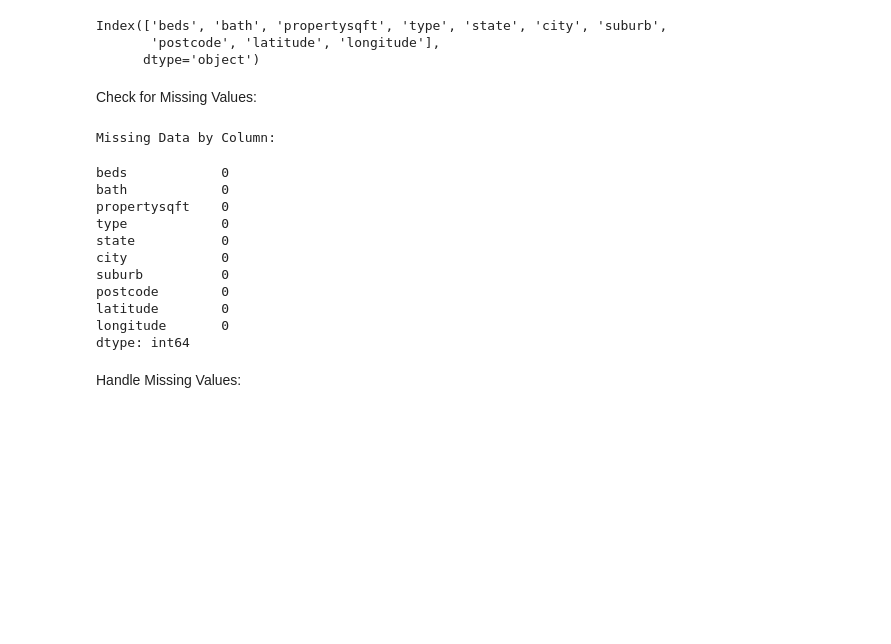
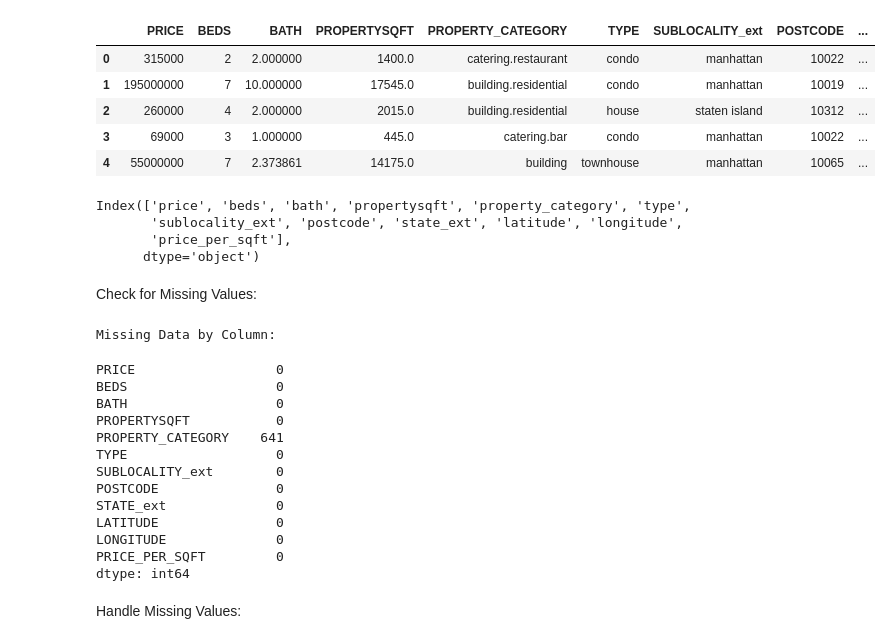
Before and after one commit to avineets87/housing-price-analysis, a Jupyter notebook: data_processing.ipynb, the cells around one changed output. Cells and saved outputs as stored; diff of their text form; code cells hidden in the pictures; blank space fills up the shorter version.

```diff
--- a/data_processing.ipynb
+++ b/data_processing.ipynb
@@ -77,31 +80,50 @@ df= Housing_df[selected_columns]
+# %%
+# Calculate price per square foot
+merged_df['PRICE_PER_SQFT'] = merged_df['PRICE'] / merged_df['PROPERTYSQFT']
+
+# Standardize type column
+merged_df['TYPE'] = merged_df['TYPE'].str.lower().str.replace(' for sale', '', regex=False)
+
+# Display cleaned and enhanced DataFrame
+merged_df.head()
+# %% [output]
+|  | PRICE | BEDS | BATH | PROPERTYSQFT | PROPERTY_CATEGORY | TYPE | SUBLOCALITY_ext | POSTCODE | ... |
+| 0 | 315000 | 2 | 2.000000 | 1400.0 | catering.restaurant | condo | manhattan | 10022 | ... |
+| 1 | 195000000 | 7 | 10.000000 | 17545.0 | building.residential | condo | manhattan | 10019 | ... |
+| 2 | 260000 | 4 | 2.000000 | 2015.0 | building.residential | house | staten island | 10312 | ... |
+| 3 | 69000 | 3 | 1.000000 | 445.0 | catering.bar | condo | manhattan | 10022 | ... |
+| 4 | 55000000 | 7 | 2.373861 | 14175.0 | building | townhouse | manhattan | 10065 | ... |
 # %%
-# Standardize column names
-df.columns = df.columns.str.lower().str.replace(' ', '_')
-#check changes
-df.columns
+# # Standardize column names
+# merged_df.columns = merged_df.columns.str.lower().str.replace(' ', '_')
+# #check changes
+# merged_df.columns
 # %% [output]
-Index(['beds', 'bath', 'propertysqft', 'type', 'state', 'city', 'suburb',
-       'postcode', 'latitude', 'longitude'],
+Index(['price', 'beds', 'bath', 'propertysqft', 'property_category', 'type',
+       'sublocality_ext', 'postcode', 'state_ext', 'latitude', 'longitude',
+       'price_per_sqft'],
       dtype='object')
 # %% [markdown]
 Check for Missing Values:
 # %%
 # Check for missing values in the selected columns
-missing_data = df.isnull().sum()
+missing_data = merged_df.isnull().sum()
 print("Missing Data by Column:")
 missing_data
 # %% [output]
 Missing Data by Column:
-beds            0
-bath            0
-propertysqft    0
-type            0
-state           0
-city            0
-suburb          0
-postcode        0
-latitude        0
-longitude       0
+PRICE                  0
+BEDS                   0
+BATH                   0
+PROPERTYSQFT           0
+PROPERTY_CATEGORY    641
+TYPE                   0
+SUBLOCALITY_ext        0
+POSTCODE               0
+STATE_ext              0
+LATITUDE               0
+LONGITUDE              0
+PRICE_PER_SQFT         0
 dtype: int64
 # %% [markdown]
 Handle Missing Values:
```
Also changed, not shown: parts of 50 cells of this notebook, 2 other files.
